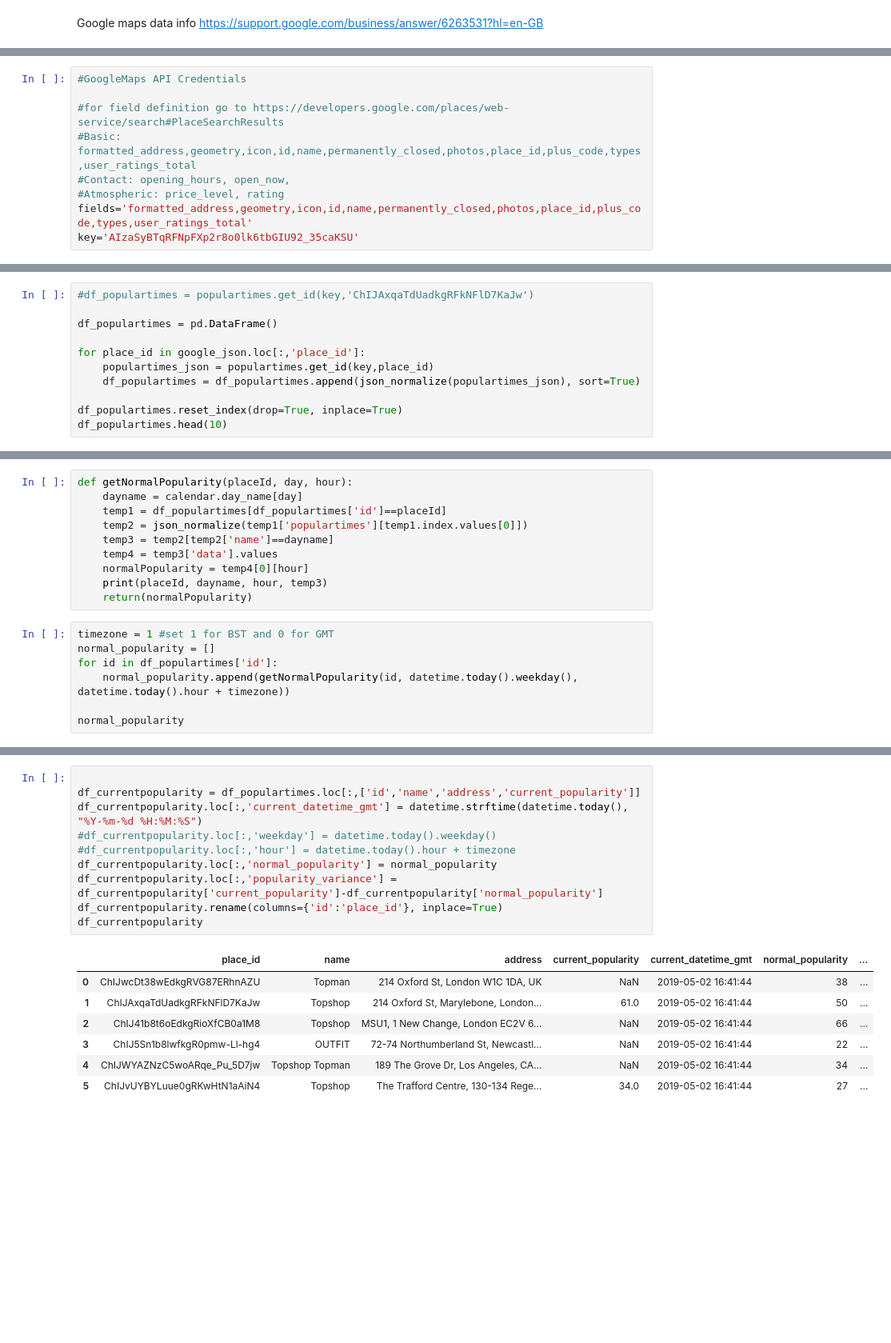
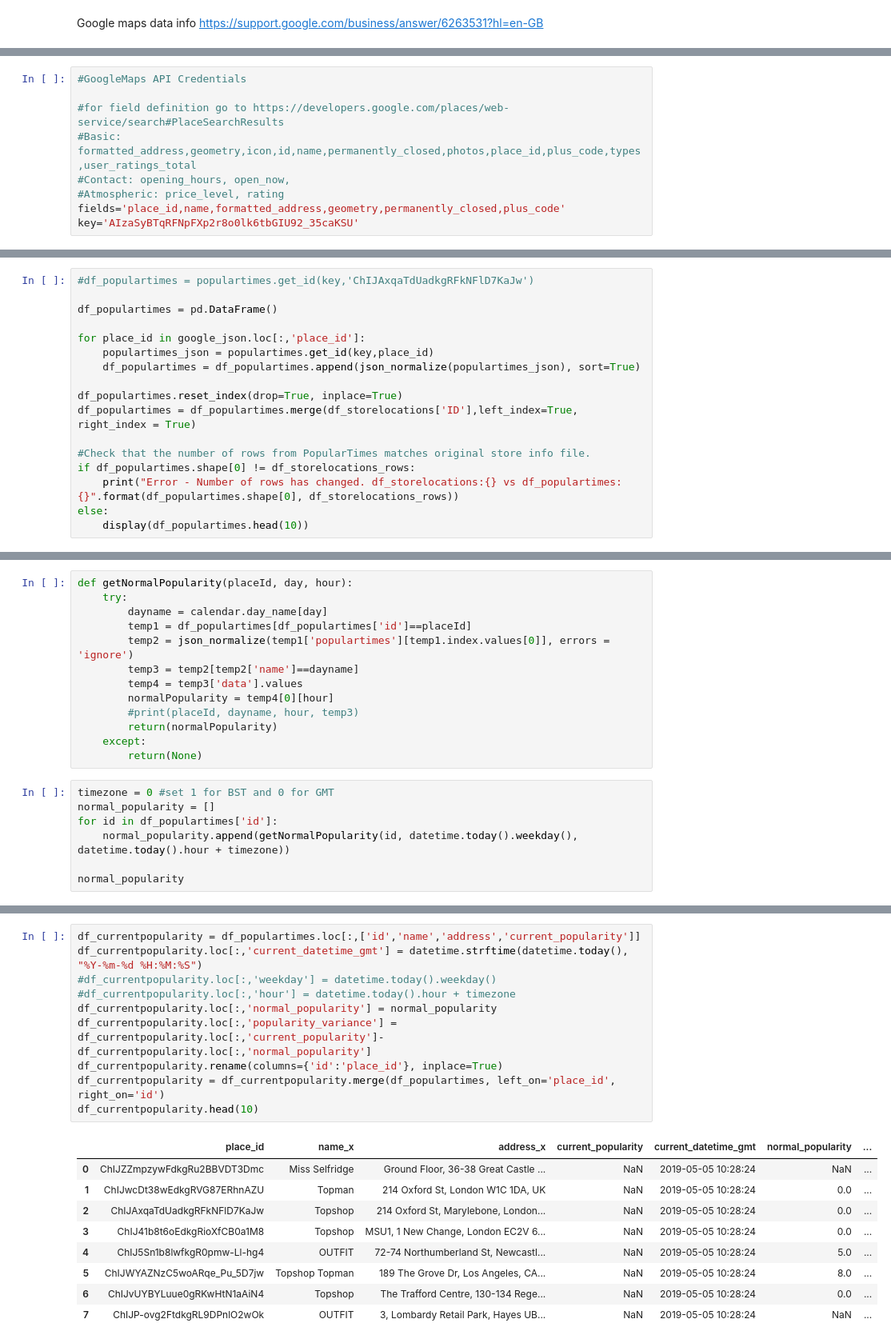
Before and after one commit to ninjananjo/Clothing-Store-Competition, a Jupyter notebook: Store Popular Times.ipynb, the cells around one changed output, grey strips where cells are left out. Shown at 80% size. Cells and saved outputs as stored; diff of their text form; blank space fills up the shorter version.

Commit message:
added additional fields to output

```diff
--- a/Store Popular Times.ipynb
+++ b/Store Popular Times.ipynb
@@ -86,7 +88,7 @@ df_storelocations.head(10)
 #Basic: formatted_address,geometry,icon,id,name,permanently_closed,photos,place_id,plus_code,types,user_ratings_total
 #Contact: opening_hours, open_now,
 #Atmospheric: price_level, rating
-fields='formatted_address,geometry,icon,id,name,permanently_closed,photos,place_id,plus_code,types,user_ratings_total'
+fields='place_id,name,formatted_address,geometry,permanently_closed,plus_code'
 key='AIzaSyBTqRFNpFXp2r8o0lk6tbGIU92_35caKSU'
 # %%
 google_json = pd.DataFrame()
@@ -128,5 +127,11 @@ for place_id in google_json.loc[:,'place_id']:
     df_populartimes = df_populartimes.append(json_normalize(populartimes_json), sort=True)
 
 df_populartimes.reset_index(drop=True, inplace=True)
-df_populartimes.head(10)
+df_populartimes = df_populartimes.merge(df_storelocations['ID'],left_index=True, right_index = True)
+
+#Check that the number of rows from PopularTimes matches original store info file.
+if df_populartimes.shape[0] != df_storelocations_rows:
+    print("Error - Number of rows has changed. df_storelocations:{} vs df_populartimes:{}".format(df_populartimes.shape[0], df_storelocations_rows))
+else:
+    display(df_populartimes.head(10))
 # %% [output]
@@ -142,15 +147,18 @@ df_populartimes.head(10)
 # %%
 def getNormalPopularity(placeId, day, hour):
-    dayname = calendar.day_name[day]
-    temp1 = df_populartimes[df_populartimes['id']==placeId]
-    temp2 = json_normalize(temp1['populartimes'][temp1.index.values[0]])
-    temp3 = temp2[temp2['name']==dayname]
-    temp4 = temp3['data'].values
-    normalPopularity = temp4[0][hour]
-    print(placeId, dayname, hour, temp3)
-    return(normalPopularity)
+    try:
+        dayname = calendar.day_name[day]
+        temp1 = df_populartimes[df_populartimes['id']==placeId]
+        temp2 = json_normalize(temp1['populartimes'][temp1.index.values[0]], errors = 'ignore')
+        temp3 = temp2[temp2['name']==dayname]
+        temp4 = temp3['data'].values
+        normalPopularity = temp4[0][hour]
+        #print(placeId, dayname, hour, temp3)
+        return(normalPopularity)
+    except:
+        return(None)
 # %%
-timezone = 1 #set 1 for BST and 0 for GMT
+timezone = 0 #set 1 for BST and 0 for GMT
 normal_popularity = []
 for id in df_populartimes['id']:
     normal_popularity.append(getNormalPopularity(id, datetime.today().weekday(), datetime.today().hour + timezone))
@@ -173,21 +169,23 @@ TypeError: 'float' object is not iterable
 # %%
-
 df_currentpopularity = df_populartimes.loc[:,['id','name','address','current_popularity']]
 df_currentpopularity.loc[:,'current_datetime_gmt'] = datetime.strftime(datetime.today(), "%Y-%m-%d %H:%M:%S")
 #df_currentpopularity.loc[:,'weekday'] = datetime.today().weekday()
 #df_currentpopularity.loc[:,'hour'] = datetime.today().hour + timezone
 df_currentpopularity.loc[:,'normal_popularity'] = normal_popularity
-df_currentpopularity.loc[:,'popularity_variance'] = df_currentpopularity['current_popularity']-df_currentpopularity['normal_popularity']
+df_currentpopularity.loc[:,'popularity_variance'] = df_currentpopularity.loc[:,'current_popularity']-df_currentpopularity.loc[:,'normal_popularity']
 df_currentpopularity.rename(columns={'id':'place_id'}, inplace=True)
-df_currentpopularity
+df_currentpopularity = df_currentpopularity.merge(df_populartimes, left_on='place_id', right_on='id')
+df_currentpopularity.head(10)
 # %% [output]
-|  | place_id | name | address | current_popularity | current_datetime_gmt | normal_popularity | ... |
-| 0 | ChIJwcDt38wEdkgRVG87ERhnAZU | Topman | 214 Oxford St, London W1C 1DA, UK | NaN | 2019-05-02 16:41:44 | 38 | ... |
-| 1 | ChIJAxqaTdUadkgRFkNFlD7KaJw | Topshop | 214 Oxford St, Marylebone, London... | 61.0 | 2019-05-02 16:41:44 | 50 | ... |
-| 2 | ChIJ41b8t6oEdkgRioXfCB0a1M8 | Topshop | MSU1, 1 New Change, London EC2V 6... | NaN | 2019-05-02 16:41:44 | 66 | ... |
-| 3 | ChIJ5Sn1b8lwfkgR0pmw-Ll-hg4 | OUTFIT | 72-74 Northumberland St, Newcastl... | NaN | 2019-05-02 16:41:44 | 22 | ... |
-| 4 | ChIJWYAZNzC5woARqe_Pu_5D7jw | Topshop Topman | 189 The Grove Dr, Los Angeles, CA... | NaN | 2019-05-02 16:41:44 | 34 | ... |
-| 5 | ChIJvUYBYLuue0gRKwHtN1aAiN4 | Topshop | The Trafford Centre, 130-134 Rege... | 34.0 | 2019-05-02 16:41:44 | 27 | ... |
+|  | place_id | name_x | address_x | current_popularity | current_datetime_gmt | normal_popularity | ... |
+| 0 | ChIJZZmpzywFdkgRu2BBVDT3Dmc | Miss Selfridge | Ground Floor, 36-38 Great Castle ... | NaN | 2019-05-05 10:28:24 | NaN | ... |
+| 1 | ChIJwcDt38wEdkgRVG87ERhnAZU | Topman | 214 Oxford St, London W1C 1DA, UK | NaN | 2019-05-05 10:28:24 | 0.0 | ... |
+| 2 | ChIJAxqaTdUadkgRFkNFlD7KaJw | Topshop | 214 Oxford St, Marylebone, London... | NaN | 2019-05-05 10:28:24 | 0.0 | ... |
+| 3 | ChIJ41b8t6oEdkgRioXfCB0a1M8 | Topshop | MSU1, 1 New Change, London EC2V 6... | NaN | 2019-05-05 10:28:24 | 0.0 | ... |
+| 4 | ChIJ5Sn1b8lwfkgR0pmw-Ll-hg4 | OUTFIT | 72-74 Northumberland St, Newcastl... | NaN | 2019-05-05 10:28:24 | 5.0 | ... |
+| 5 | ChIJWYAZNzC5woARqe_Pu_5D7jw | Topshop Topman | 189 The Grove Dr, Los Angeles, CA... | NaN | 2019-05-05 10:28:24 | 8.0 | ... |
+| 6 | ChIJvUYBYLuue0gRKwHtN1aAiN4 | Topshop | The Trafford Centre, 130-134 Rege... | NaN | 2019-05-05 10:28:24 | 0.0 | ... |
+| 7 | ChIJP-ovg2FtdkgRL9DPnlO2wOk | OUTFIT | 3, Lombardy Retail Park, Hayes UB... | NaN | 2019-05-05 10:28:24 | NaN | ... |
 # %%
 test1 = json_normalize(TS_OS['populartimes'][0])
 test1 = test1.style.set_properties(subset=['data'], **{'width': '500px'})
```
Also changed, not shown: parts of 7 cells of this notebook.
